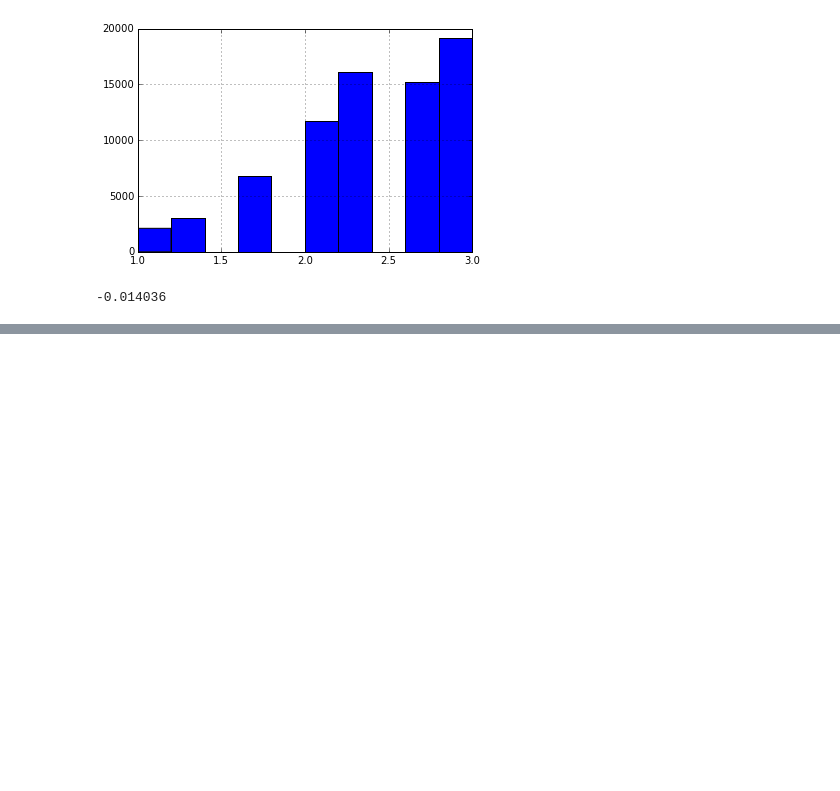
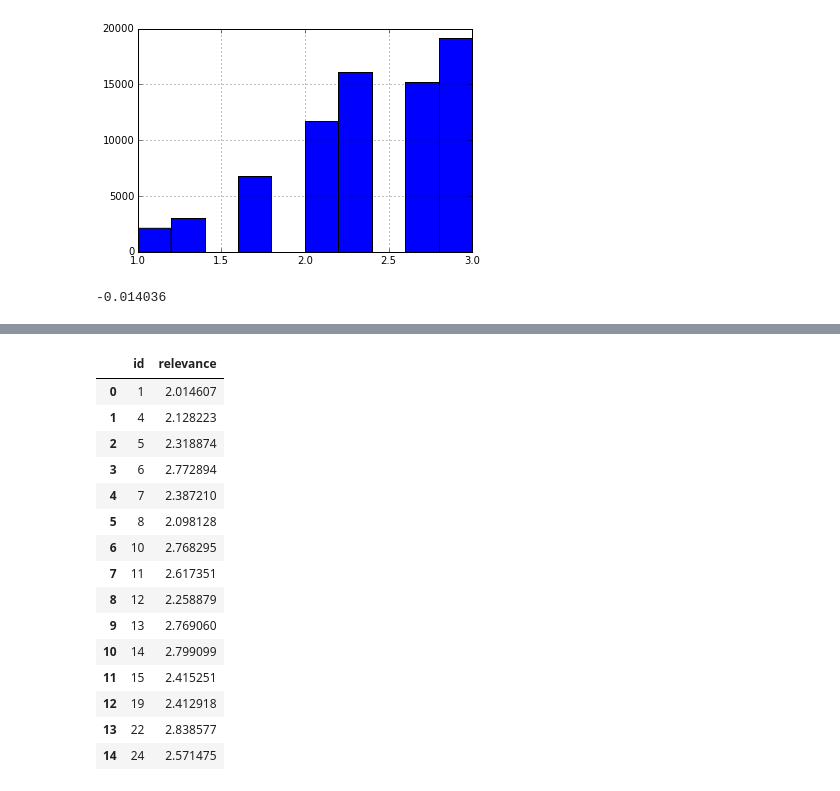
Before and after one commit to Bekbolatov/kaggle, a Jupyter notebook: events/hd/notebooks/features5_alexander.ipynb, the cells around one changed output, grey strips where cells are left out. Drawn from its saved outputs; the diff is of its cells as text; code cells hidden in the pictures; blank space fills up the shorter version.

```diff
--- a/events/hd/notebooks/features5_alexander.ipynb
+++ b/events/hd/notebooks/features5_alexander.ipynb
@@ -771,0 +881,21 @@ aaa[(aaa['alldata1804'] > 2.4) & (aaa['alldata1804'] < 3.0)]['diff'].mean()
+# %%
+ttt = pd.read_csv('/Users/rbekbolatov/Downloads/stack10_submit_10.csv', encoding="ISO-8859-1")
+# %%
+ttt.head(15)
+# %% [output]
+|  | id | relevance |
+| 0 | 1 | 2.014607 |
+| 1 | 4 | 2.128223 |
+| 2 | 5 | 2.318874 |
+| 3 | 6 | 2.772894 |
+| 4 | 7 | 2.387210 |
+| 5 | 8 | 2.098128 |
+| 6 | 10 | 2.768295 |
+| 7 | 11 | 2.617351 |
+| 8 | 12 | 2.258879 |
+| 9 | 13 | 2.769060 |
+| 10 | 14 | 2.799099 |
+| 11 | 15 | 2.415251 |
+| 12 | 19 | 2.412918 |
+| 13 | 22 | 2.838577 |
+| 14 | 24 | 2.571475 |
```
Also changed, not shown: parts of 16 cells of this notebook, 4 other files.
